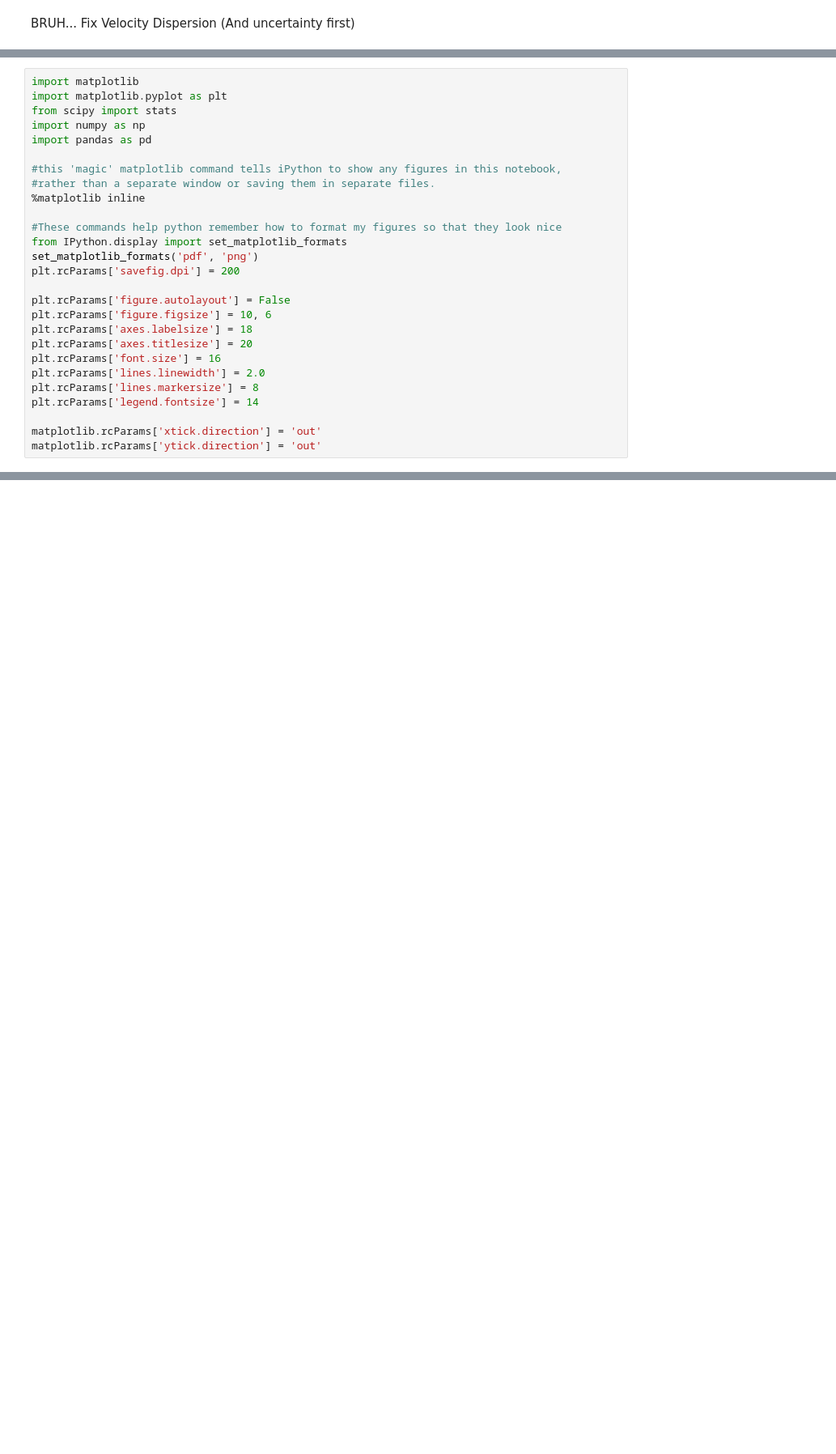
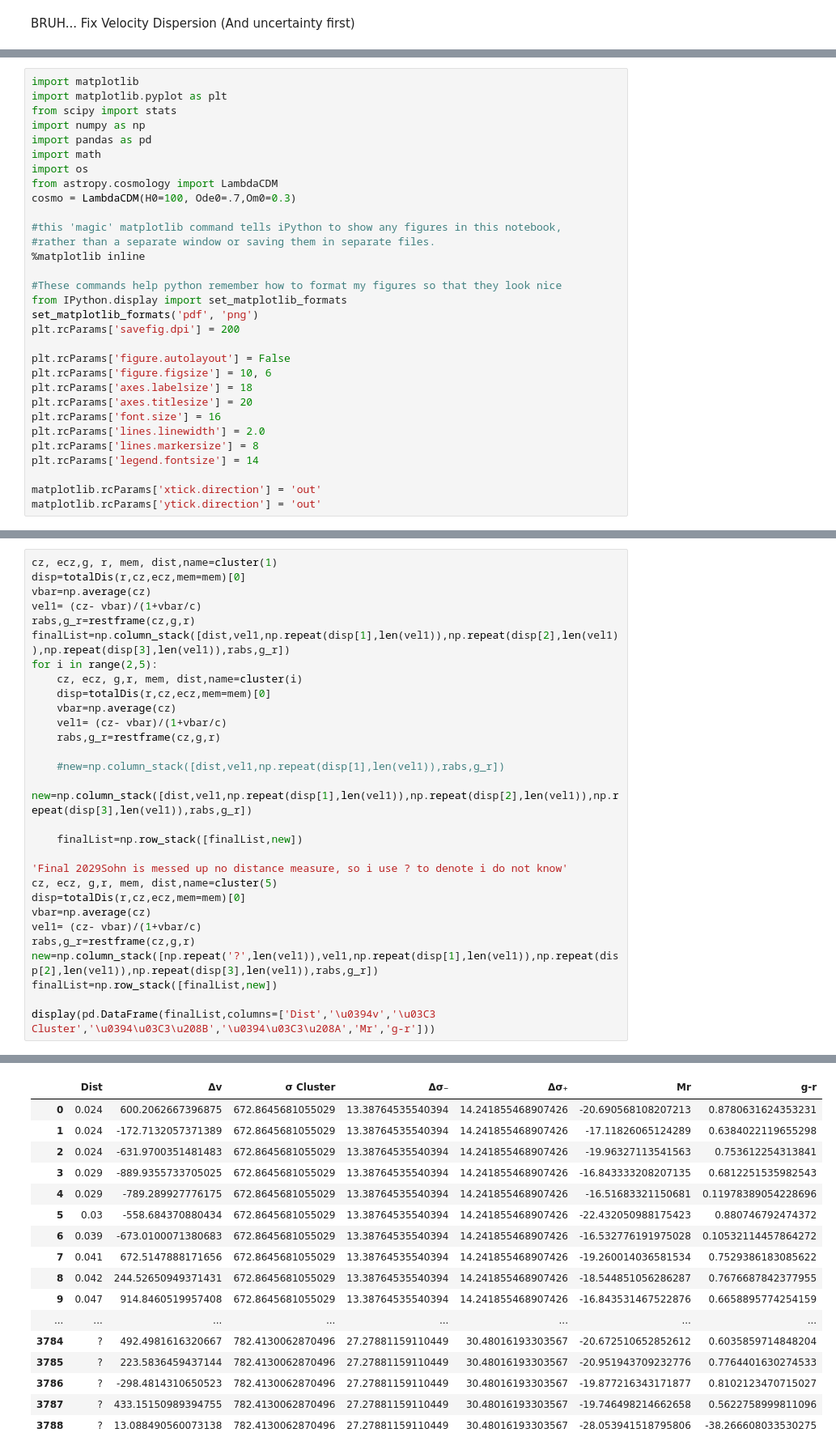
Before and after one commit to Erickmpowell/WWU-Research, a Jupyter notebook: Arbitrary Galaxy Analyze.ipynb, the cells around one changed output, grey strips where cells are left out. Shown: that part at 81% size. Drawn from its saved outputs; the diff is of its cells as text; blank space fills up the shorter version.

```diff
--- a/Arbitrary Galaxy Analyze.ipynb
+++ b/Arbitrary Galaxy Analyze.ipynb
@@ -18,6 +27,10 @@ import matplotlib.pyplot as plt
 from scipy import stats
 import numpy as np
 import pandas as pd
+import math
+import os
+from astropy.cosmology import LambdaCDM
+cosmo = LambdaCDM(H0=100, Ode0=.7,Om0=0.3)
 
 #this 'magic' matplotlib command tells iPython to show any figures in this notebook,
 #rather than a separate window or saving them in separate files.
@@ -266,0 +489,30 @@ Text(0.5,1,'rxj1720')
+# %%
+cz, ecz,g, r, mem, dist,name=cluster(1)
+disp=totalDis(r,cz,ecz,mem=mem)[0]
+vbar=np.average(cz)
+vel1= (cz- vbar)/(1+vbar/c)
+rabs,g_r=restframe(cz,g,r)
+finalList=np.column_stack([dist,vel1,np.repeat(disp[1],len(vel1)),np.repeat(disp[2],len(vel1)),np.repeat(disp[3],len(vel1)),rabs,g_r])
+for i in range(2,5):
+    cz, ecz, g,r, mem, dist,name=cluster(i)
+    disp=totalDis(r,cz,ecz,mem=mem)[0]
+    vbar=np.average(cz)
+    vel1= (cz- vbar)/(1+vbar/c)
+    rabs,g_r=restframe(cz,g,r)
+
+    #new=np.column_stack([dist,vel1,np.repeat(disp[1],len(vel1)),rabs,g_r])
+    new=np.column_stack([dist,vel1,np.repeat(disp[1],len(vel1)),np.repeat(disp[2],len(vel1)),np.repeat(disp[3],len(vel1)),rabs,g_r])
+
+    finalList=np.row_stack([finalList,new])
+
+'Final 2029Sohn is messed up no distance measure, so i use ? to denote i do not know'
+cz, ecz, g,r, mem, dist,name=cluster(5)
+disp=totalDis(r,cz,ecz,mem=mem)[0]
+vbar=np.average(cz)
+vel1= (cz- vbar)/(1+vbar/c)
+rabs,g_r=restframe(cz,g,r)
+new=np.column_stack([np.repeat('?',len(vel1)),vel1,np.repeat(disp[1],len(vel1)),np.repeat(disp[2],len(vel1)),np.repeat(disp[3],len(vel1)),rabs,g_r])
+finalList=np.row_stack([finalList,new])
+
+display(pd.DataFrame(finalList,columns=['Dist','\u0394v','\u03C3 Cluster','\u0394\u03C3\u208B','\u0394\u03C3\u208A','Mr','g-r']))
+# %% [output]
@@ -266,0 +524,17 @@ Text(0.5,1,'rxj1720')
+|  | Dist | Δv | σ Cluster | Δσ₋ | Δσ₊ | Mr | g-r |
+| 0 | 0.024 | 600.2062667396875 | 672.8645681055029 | 13.38764535540394 | 14.241855468907426 | -20.690568108207213 | 0.8780631624353231 |
+| 1 | 0.024 | -172.7132057371389 | 672.8645681055029 | 13.38764535540394 | 14.241855468907426 | -17.11826065124289 | 0.6384022119655298 |
+| 2 | 0.024 | -631.9700351481483 | 672.8645681055029 | 13.38764535540394 | 14.241855468907426 | -19.96327113541563 | 0.753612254313841 |
+| 3 | 0.029 | -889.9355733705025 | 672.8645681055029 | 13.38764535540394 | 14.241855468907426 | -16.843333208207135 | 0.6812251535982543 |
+| 4 | 0.029 | -789.289927776175 | 672.8645681055029 | 13.38764535540394 | 14.241855468907426 | -16.51683321150681 | 0.11978389054228696 |
+| 5 | 0.03 | -558.684370880434 | 672.8645681055029 | 13.38764535540394 | 14.241855468907426 | -22.432050988175423 | 0.880746792474372 |
+| 6 | 0.039 | -673.0100071380683 | 672.8645681055029 | 13.38764535540394 | 14.241855468907426 | -16.532776191975028 | 0.10532114457864272 |
+| 7 | 0.041 | 672.5147888171656 | 672.8645681055029 | 13.38764535540394 | 14.241855468907426 | -19.260014036581534 | 0.7529386183085622 |
+| 8 | 0.042 | 244.52650949371431 | 672.8645681055029 | 13.38764535540394 | 14.241855468907426 | -18.544851056286287 | 0.7676687842377955 |
+| 9 | 0.047 | 914.8460519957408 | 672.8645681055029 | 13.38764535540394 | 14.241855468907426 | -16.843531467522876 | 0.6658895774254159 |
+| ... | ... | ... | ... | ... | ... | ... | ... |
+| 3784 | ? | 492.4981616320667 | 782.4130062870496 | 27.27881159110449 | 30.48016193303567 | -20.672510652852612 | 0.6035859714848204 |
+| 3785 | ? | 223.5836459437144 | 782.4130062870496 | 27.27881159110449 | 30.48016193303567 | -20.951943709232776 | 0.7764401630274533 |
+| 3786 | ? | -298.4814310650523 | 782.4130062870496 | 27.27881159110449 | 30.48016193303567 | -19.877216343171877 | 0.8102123470715027 |
+| 3787 | ? | 433.15150989394755 | 782.4130062870496 | 27.27881159110449 | 30.48016193303567 | -19.746498214662658 | 0.5622758999811096 |
+| 3788 | ? | 13.088490560073138 | 782.4130062870496 | 27.27881159110449 | 30.48016193303567 | -28.053941518795806 | -38.266608033530275 |
```
Also changed, not shown: parts of 15 cells of this notebook, 38 other files.
